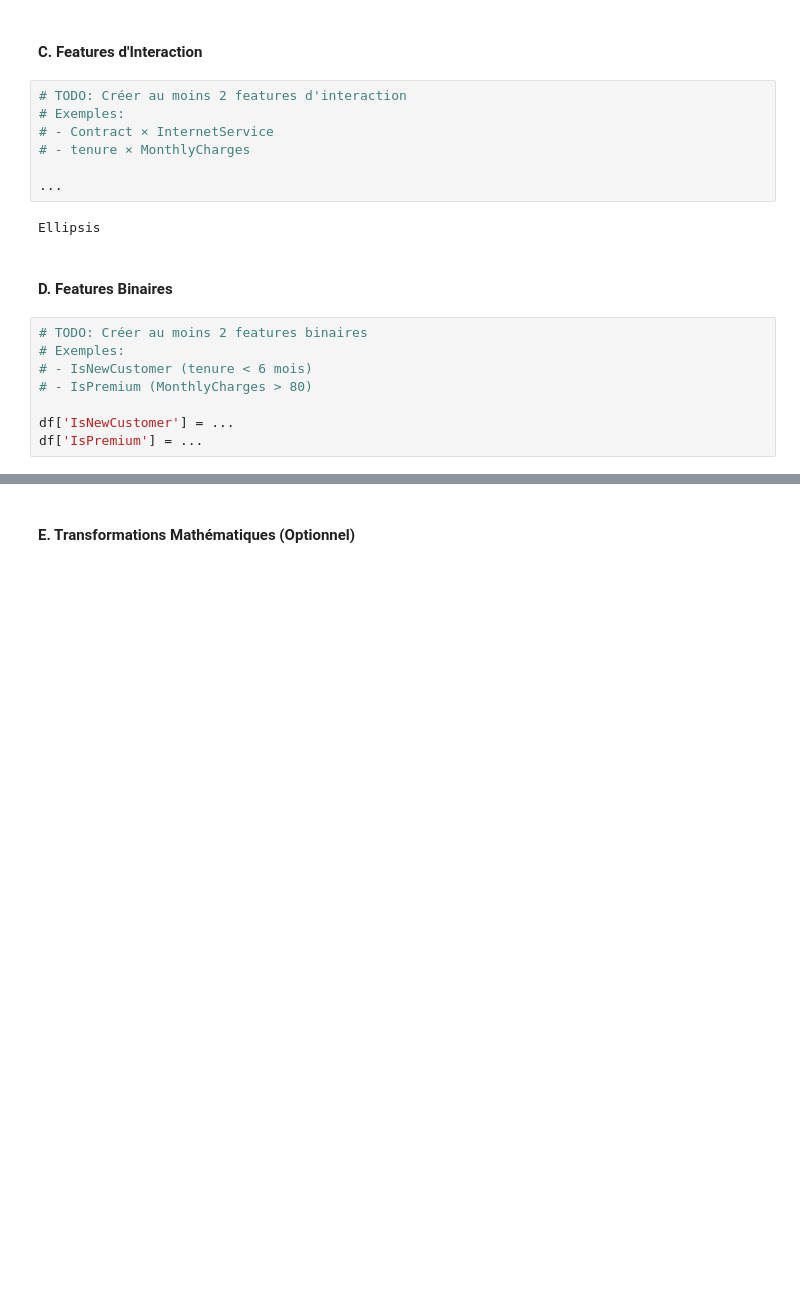
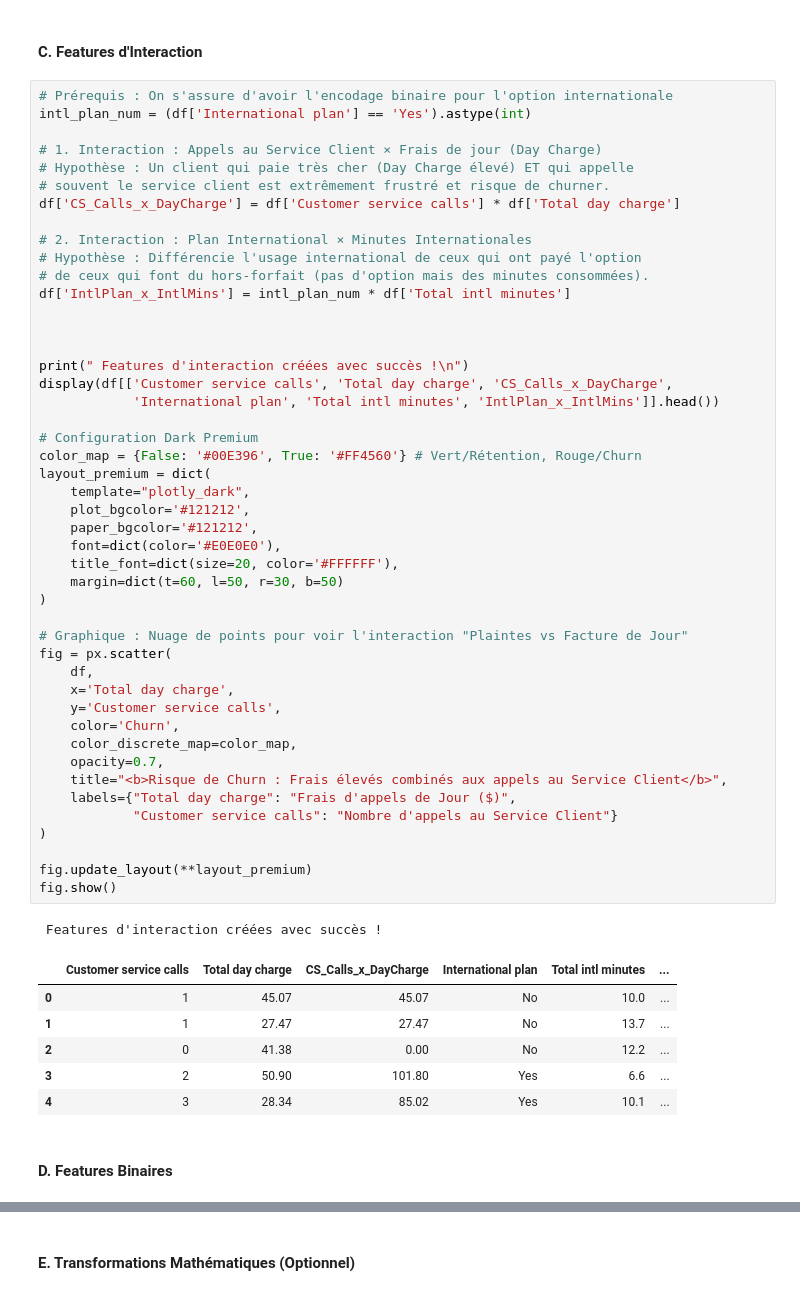
Before and after one commit to Alec34pi/ProjetFinal_conceptIA_M1, a Jupyter notebook: notebooks/01_EDA_Feature_Engineering.ipynb, the cells around one changed output, grey strips where cells are left out. Saved outputs shown, nothing was run; the diff lists cells and outputs as text; blank space fills up the shorter version.

```diff
--- a/notebooks/01_EDA_Feature_Engineering.ipynb
+++ b/notebooks/01_EDA_Feature_Engineering.ipynb
@@ -569,21 +691,58 @@ df['EngagementScore'] = ...
 # %% [markdown]
 #### C. Features d'Interaction
-# %%
-# TODO: Créer au moins 2 features d'interaction
-# Exemples:
-# - Contract × InternetService
-# - tenure × MonthlyCharges
-
-...
-# %% [output]
-Ellipsis
+# %%
+# Prérequis : On s'assure d'avoir l'encodage binaire pour l'option internationale
+intl_plan_num = (df['International plan'] == 'Yes').astype(int)
+
+# 1. Interaction : Appels au Service Client × Frais de jour (Day Charge)
+# Hypothèse : Un client qui paie très cher (Day Charge élevé) ET qui appelle
+# souvent le service client est extrêmement frustré et risque de churner.
+df['CS_Calls_x_DayCharge'] = df['Customer service calls'] * df['Total day charge']
+
+# 2. Interaction : Plan International × Minutes Internationales
+# Hypothèse : Différencie l'usage international de ceux qui ont payé l'option
+# de ceux qui font du hors-forfait (pas d'option mais des minutes consommées).
+df['IntlPlan_x_IntlMins'] = intl_plan_num * df['Total intl minutes']
+
+
+
+print(" Features d'interaction créées avec succès !\n")
+display(df[['Customer service calls', 'Total day charge', 'CS_Calls_x_DayCharge',
+            'International plan', 'Total intl minutes', 'IntlPlan_x_IntlMins']].head())
+
+# Configuration Dark Premium
+color_map = {False: '#00E396', True: '#FF4560'} # Vert/Rétention, Rouge/Churn
+layout_premium = dict(
+    template="plotly_dark",
+    plot_bgcolor='#121212',
+    paper_bgcolor='#121212',
+    font=dict(color='#E0E0E0'),
+    title_font=dict(size=20, color='#FFFFFF'),
+    margin=dict(t=60, l=50, r=30, b=50)
+)
+
+# Graphique : Nuage de points pour voir l'interaction "Plaintes vs Facture de Jour"
+fig = px.scatter(
+    df,
+    x='Total day charge',
+    y='Customer service calls',
+    color='Churn',
+    color_discrete_map=color_map,
+    opacity=0.7,
+    title="<b>Risque de Churn : Frais élevés combinés aux appels au Service Client</b>",
+    labels={"Total day charge": "Frais d'appels de Jour ($)",
+            "Customer service calls": "Nombre d'appels au Service Client"}
+)
+
+fig.update_layout(**layout_premium)
+fig.show()
+# %% [output]
+ Features d'interaction créées avec succès !
+|  | Customer service calls | Total day charge | CS_Calls_x_DayCharge | International plan | Total intl minutes | ... |
+| 0 | 1 | 45.07 | 45.07 | No | 10.0 | ... |
+| 1 | 1 | 27.47 | 27.47 | No | 13.7 | ... |
+| 2 | 0 | 41.38 | 0.00 | No | 12.2 | ... |
+| 3 | 2 | 50.90 | 101.80 | Yes | 6.6 | ... |
+| 4 | 3 | 28.34 | 85.02 | Yes | 10.1 | ... |
 # %% [markdown]
 #### D. Features Binaires
-# %%
-# TODO: Créer au moins 2 features binaires
-# Exemples:
-# - IsNewCustomer (tenure < 6 mois)
-# - IsPremium (MonthlyCharges > 80)
-
-df['IsNewCustomer'] = ...
-df['IsPremium'] = ...
```
Also changed, not shown: parts of 12 cells of this notebook.
